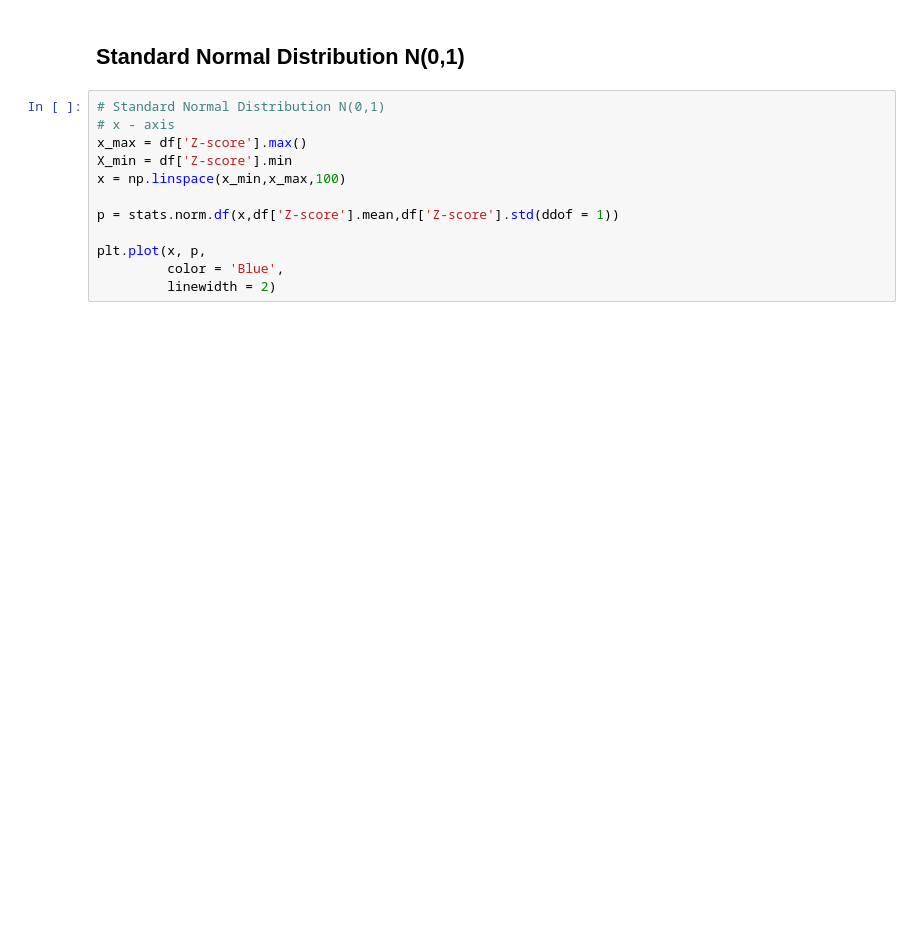
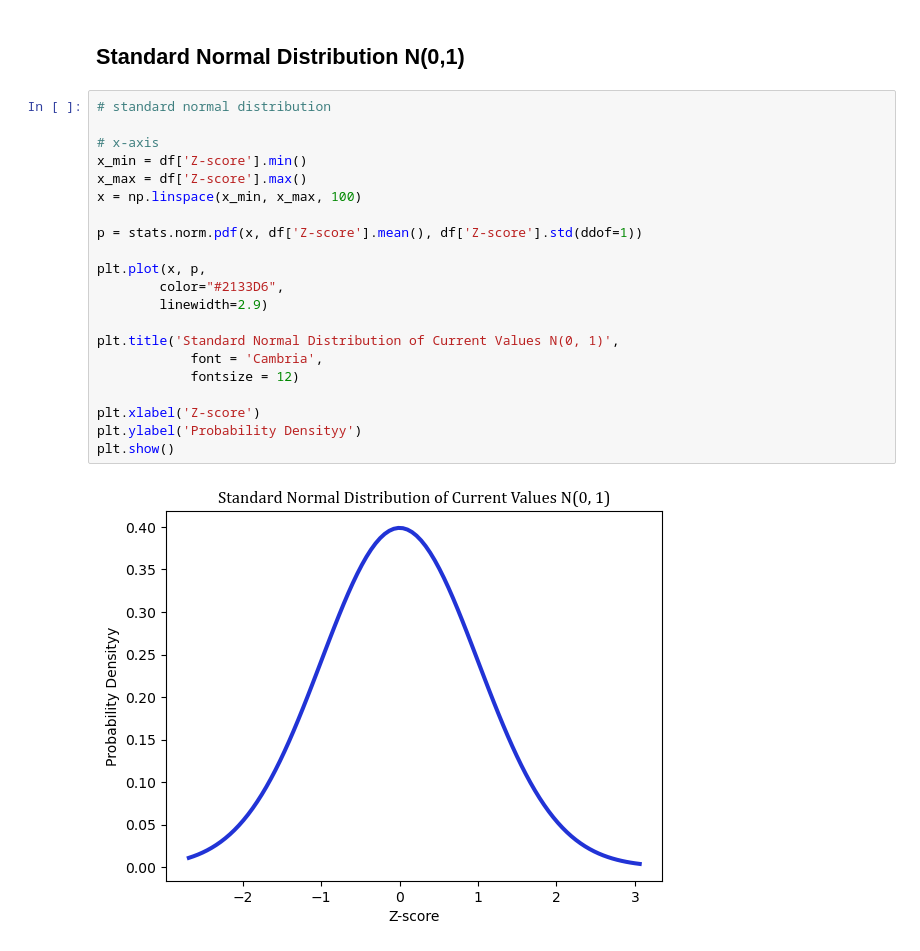
Before and after one commit to programmerrica143/GALAGATE_STATISTICS, a Jupyter notebook: lab-6-standard-normal-distribution.ipynb, the cells around one changed output. Cells and saved outputs as stored; diff of their text form; blank space fills up the shorter version.

```diff
--- a/lab-6-standard-normal-distribution.ipynb
+++ b/lab-6-standard-normal-distribution.ipynb
@@ -171,14 +216,25 @@ AttributeError: Rectangle.set() got an unexpected keyword argument 'colors'
 # %% [markdown]
 ## Standard Normal Distribution N(0,1)
 # %%
-# Standard Normal Distribution N(0,1)
-# x - axis
+# standard normal distribution
+
+# x-axis
+x_min = df['Z-score'].min()
 x_max = df['Z-score'].max()
-X_min = df['Z-score'].min
-x = np.linspace(x_min,x_max,100)
+x = np.linspace(x_min, x_max, 100)
 
-p = stats.norm.df(x,df['Z-score'].mean,df['Z-score'].std(ddof = 1))
+p = stats.norm.pdf(x, df['Z-score'].mean(), df['Z-score'].std(ddof=1))
 
 plt.plot(x, p,
-         color = 'Blue',
-         linewidth = 2)
+        color="#2133D6",
+        linewidth=2.9)
+
+plt.title('Standard Normal Distribution of Current Values N(0, 1)',
+            font = 'Cambria',
+            fontsize = 12)
+
+plt.xlabel('Z-score')
+plt.ylabel('Probability Densityy')
+plt.show()
+# %% [output]
+[figure, added]
```
Also changed, not shown: parts of 4 cells of this notebook.
